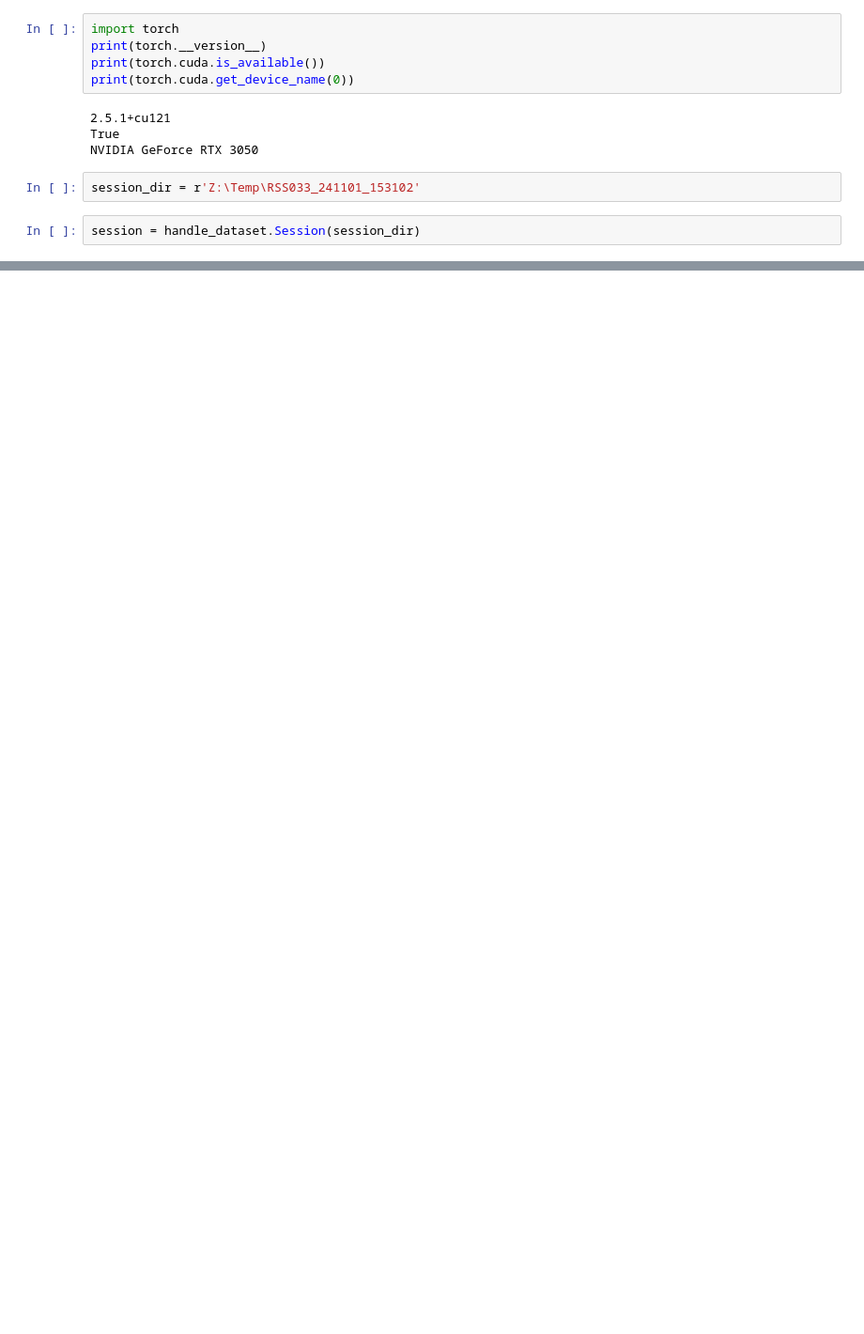
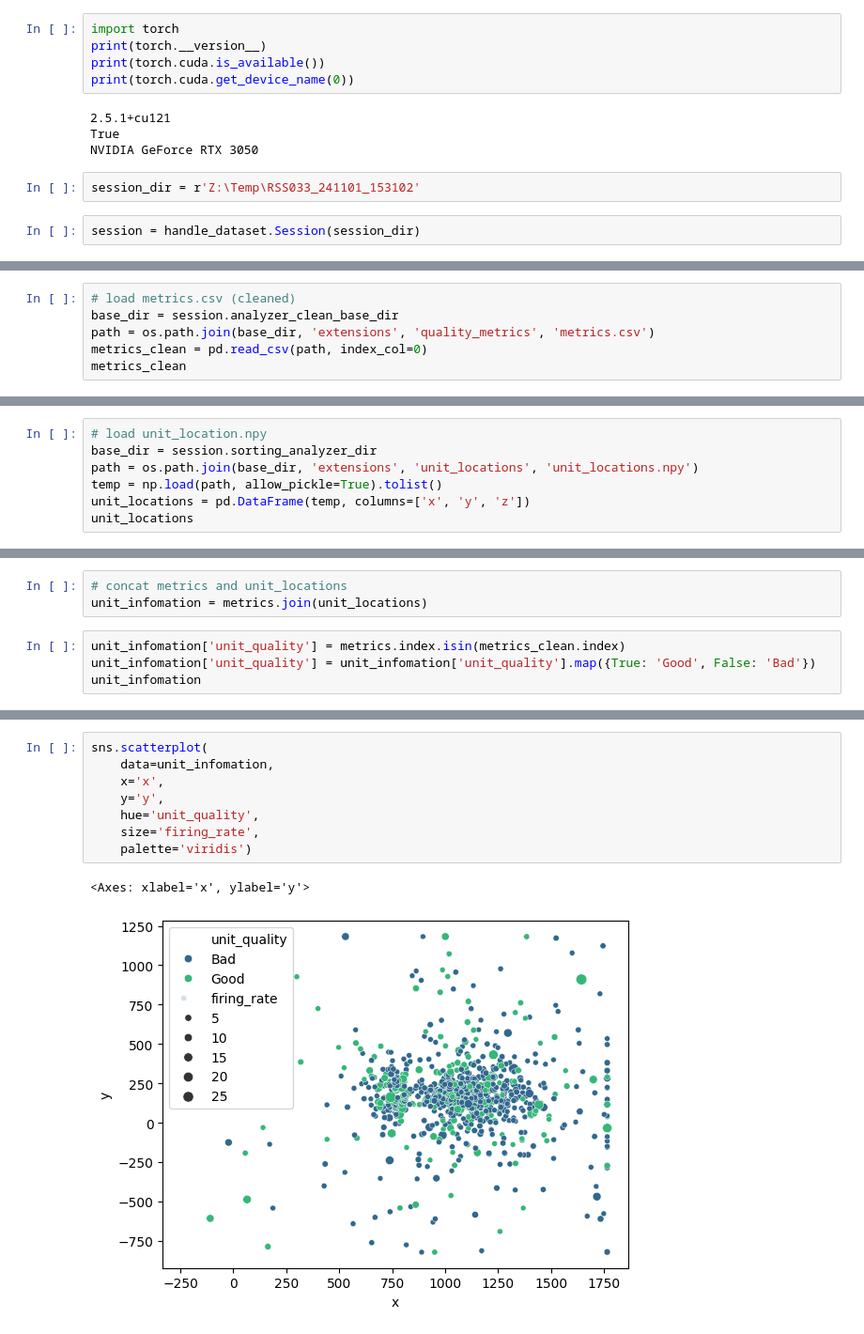
Before and after one commit to NeuralDynamics-Tamagawa/tc2025_shysgmt, a Jupyter notebook: notebook/quality_metrics.ipynb, the cells around one changed output, grey strips where cells are left out. Shown at 94% size. Cells and saved outputs as stored; diff of their text form; blank space fills up the shorter version.

```diff
--- a/notebook/quality_metrics.ipynb
+++ b/notebook/quality_metrics.ipynb
@@ -55,0 +78,6 @@ sorting_analyzer.extensions['quality_metrics'].get_data()
+# %%
+# load metrics.csv (cleaned)
+base_dir = session.analyzer_clean_base_dir
+path = os.path.join(base_dir, 'extensions', 'quality_metrics', 'metrics.csv')
+metrics_clean = pd.read_csv(path, index_col=0)
+metrics_clean
@@ -55,0 +98,7 @@ sorting_analyzer.extensions['quality_metrics'].get_data()
+# %%
+# load unit_location.npy
+base_dir = session.sorting_analyzer_dir
+path = os.path.join(base_dir, 'extensions', 'unit_locations', 'unit_locations.npy')
+temp = np.load(path, allow_pickle=True).tolist()
+unit_locations = pd.DataFrame(temp, columns=['x', 'y', 'z'])
+unit_locations
@@ -55,0 +119,7 @@ sorting_analyzer.extensions['quality_metrics'].get_data()
+# %%
+# concat metrics and unit_locations
+unit_infomation = metrics.join(unit_locations)
+# %%
+unit_infomation['unit_quality'] = metrics.index.isin(metrics_clean.index)
+unit_infomation['unit_quality'] = unit_infomation['unit_quality'].map({True: 'Good', False: 'Bad'})
+unit_infomation
@@ -55,0 +140,11 @@ sorting_analyzer.extensions['quality_metrics'].get_data()
+# %%
+sns.scatterplot(
+    data=unit_infomation,
+    x='x',
+    y='y',
+    hue='unit_quality',
+    size='firing_rate',
+    palette='viridis')
+# %% [output]
+<Axes: xlabel='x', ylabel='y'>
+[figure, added]
```
Also changed, not shown: parts of 10 cells of this notebook, 2 other files.
